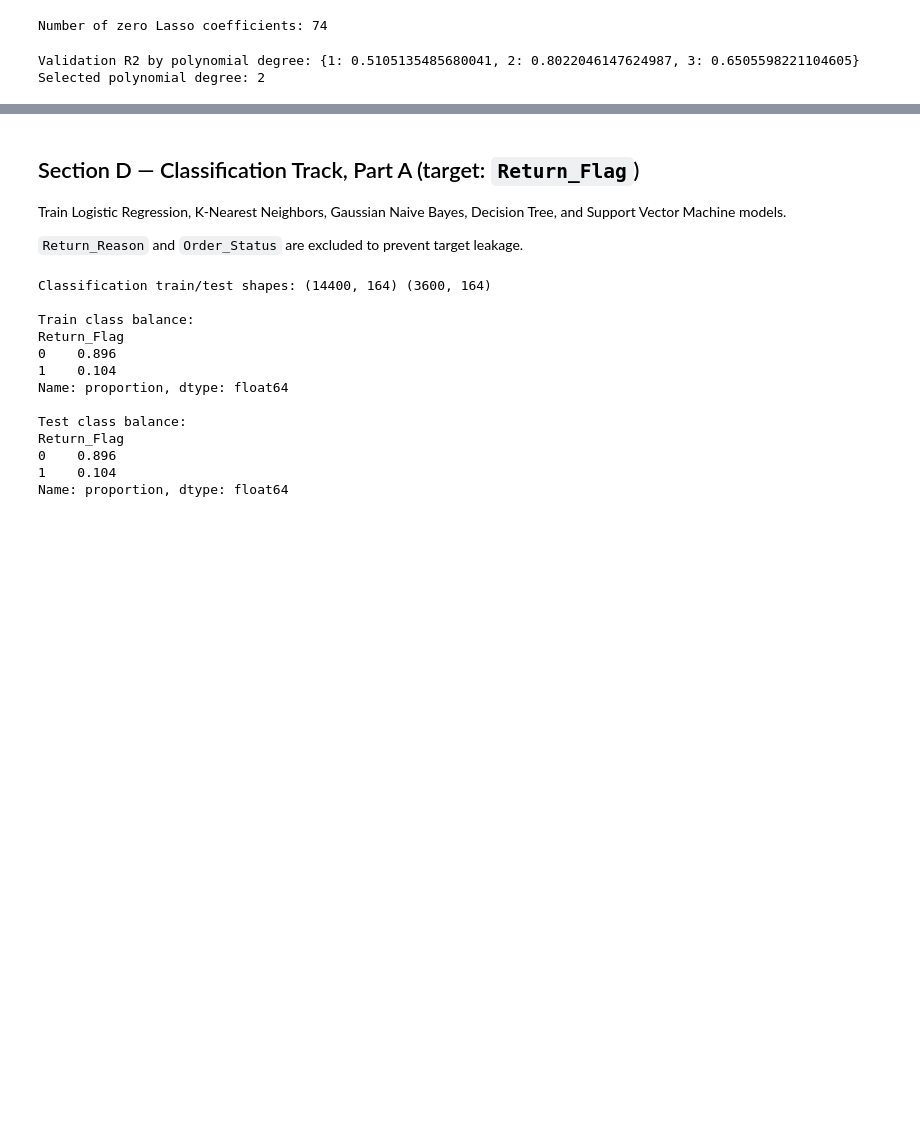
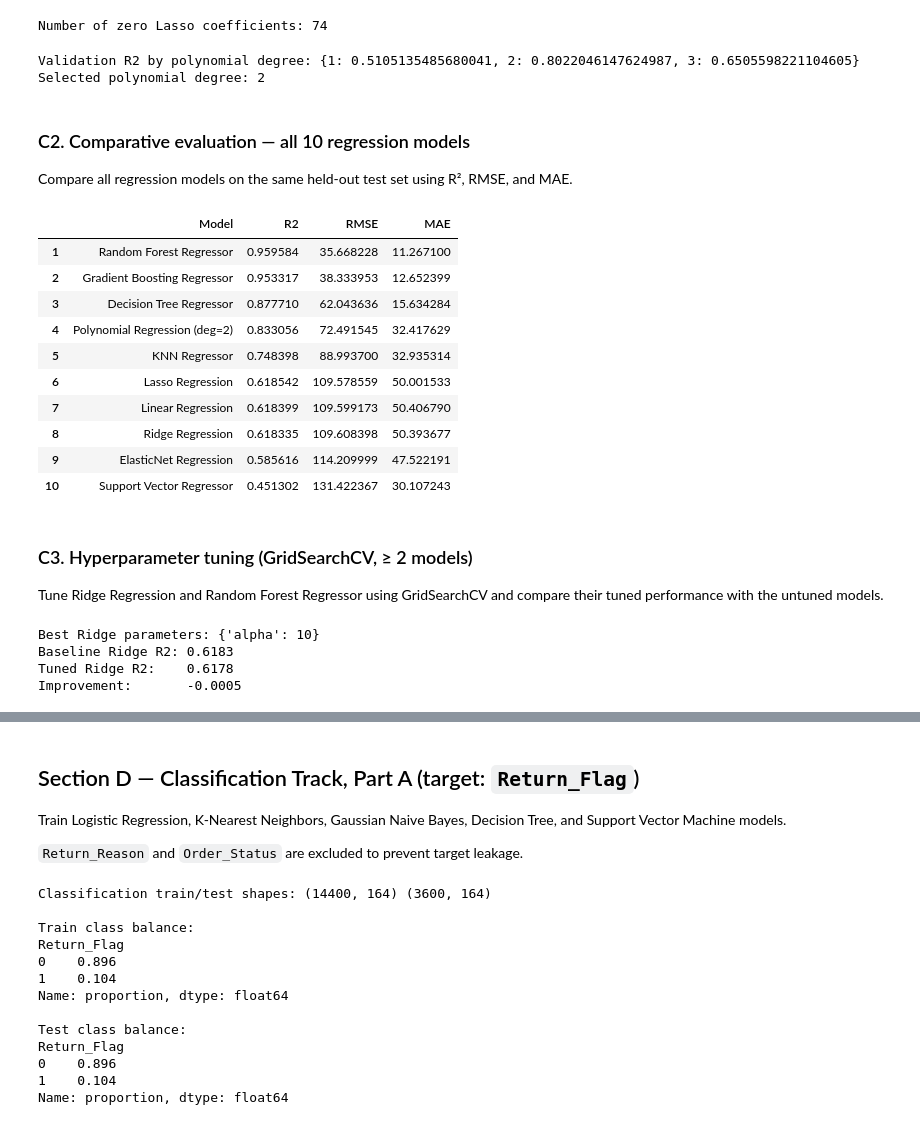
Before and after one commit to Ramjith821/RetailSalestest, a Jupyter notebook: Retail_store.ipynb, the cells around one changed output, grey strips where cells are left out. Saved outputs shown, nothing was run; the diff lists cells and outputs as text; code cells hidden in the pictures; blank space fills up the shorter version.

Commit message:
add final regression updates
add final regression updates

```diff
--- a/Retail_store.ipynb
+++ b/Retail_store.ipynb
@@ -683,3 +683,60 @@ res, m = evaluate_regressor(
 )
 results.append(res)
 fitted_models["KNN Regressor"] = m
+# %% [markdown]
+### C2. Comparative evaluation — all 10 regression models
+
+Compare all regression models on the same held-out test set using R², RMSE, and MAE.
+# %%
+reg_results_df = (
+    pd.DataFrame(results)
+    .sort_values("R2", ascending=False)
+    .reset_index(drop=True)
+)
+reg_results_df.index = reg_results_df.index + 1
+reg_results_df
+# %% [output]
+|  | Model | R2 | RMSE | MAE |
+| 1 | Random Forest Regressor | 0.959584 | 35.668228 | 11.267100 |
+| 2 | Gradient Boosting Regressor | 0.953317 | 38.333953 | 12.652399 |
+| 3 | Decision Tree Regressor | 0.877710 | 62.043636 | 15.634284 |
+| 4 | Polynomial Regression (deg=2) | 0.833056 | 72.491545 | 32.417629 |
+| 5 | KNN Regressor | 0.748398 | 88.993700 | 32.935314 |
+| 6 | Lasso Regression | 0.618542 | 109.578559 | 50.001533 |
+| 7 | Linear Regression | 0.618399 | 109.599173 | 50.406790 |
+| 8 | Ridge Regression | 0.618335 | 109.608398 | 50.393677 |
+| 9 | ElasticNet Regression | 0.585616 | 114.209999 | 47.522191 |
+| 10 | Support Vector Regressor | 0.451302 | 131.422367 | 30.107243 |
+# %% [markdown]
+### C3. Hyperparameter tuning (GridSearchCV, ≥ 2 models)
+
+Tune Ridge Regression and Random Forest Regressor using GridSearchCV and compare their tuned performance with the untuned models.
+# %%
+# Tune Ridge Regression
+ridge_grid = GridSearchCV(
+    estimator=Ridge(),
+    param_grid={"alpha": [0.01, 0.1, 1, 10, 100]},
+    cv=3,
+    scoring="r2",
+    n_jobs=-1
+)
+ridge_grid.fit(Xr_train_p, yr_train)
+
+ridge_tuned_preds = ridge_grid.predict(Xr_test_p)
+ridge_tuned_r2 = r2_score(yr_test, ridge_tuned_preds)
+
+baseline_ridge_r2 = reg_results_df.loc[
+    reg_results_df["Model"] == "Ridge Regression", "R2"
+].iloc[0]
+
+print("Best Ridge parameters:", ridge_grid.best_params_)
+print(f"Baseline Ridge R2: {baseline_ridge_r2:.4f}")
+print(f"Tuned Ridge R2:    {ridge_tuned_r2:.4f}")
+print(f"Improvement:       {ridge_tuned_r2 - baseline_ridge_r2:+.4f}")
+
+fitted_models["Ridge Regression"] = ridge_grid.best_estimator_
+# %% [output]
+Best Ridge parameters: {'alpha': 10}
+Baseline Ridge R2: 0.6183
+Tuned Ridge R2:    0.6178
+Improvement:       -0.0005
```
Also changed, not shown: parts of 7 cells of this notebook.
